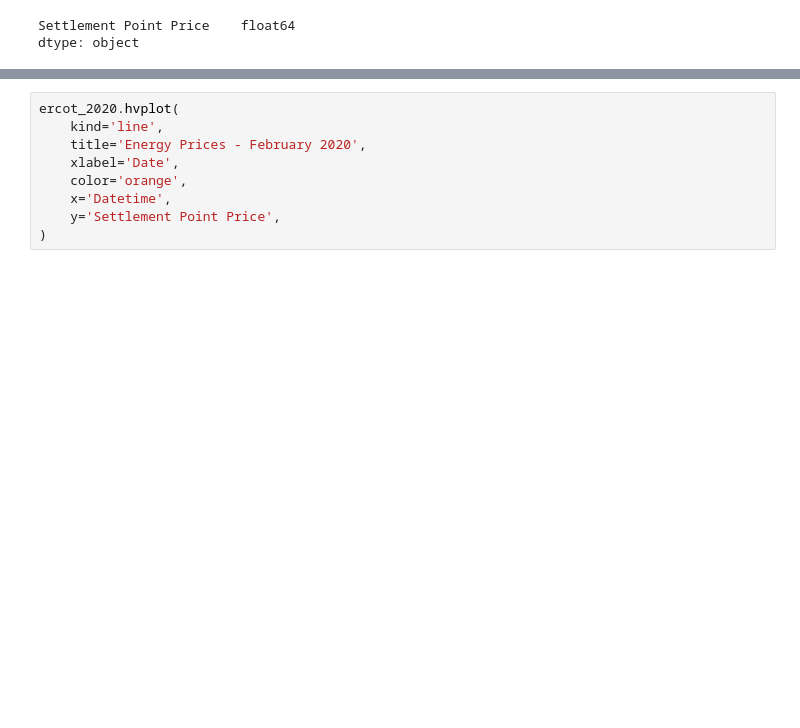
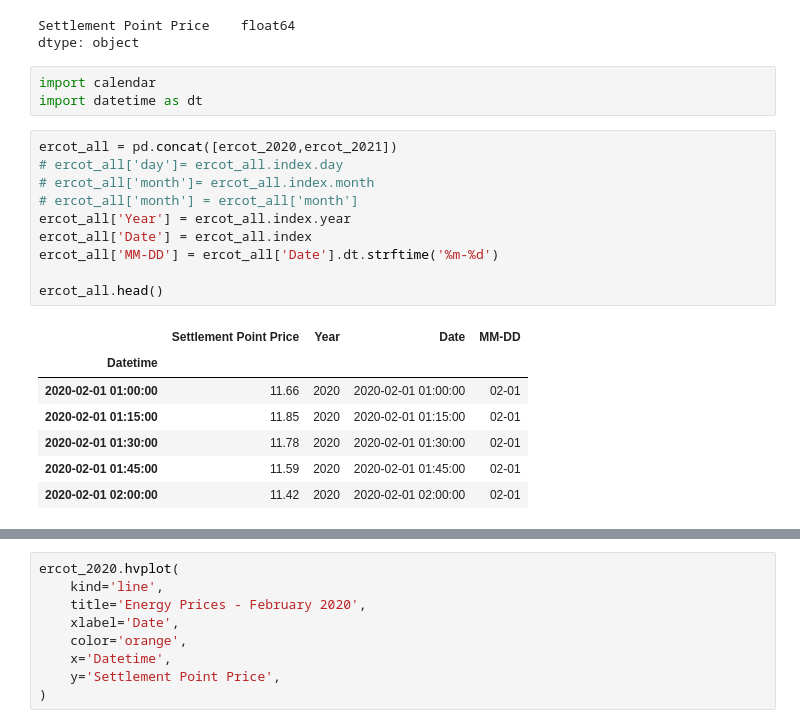
Before and after one commit to ccharafeddine/Degree_Day_Analysis, a Jupyter notebook: gwd-degree_day_analysis.ipynb, the cells around one changed output, grey strips where cells are left out. Cells and saved outputs as stored; diff of their text form; blank space fills up the shorter version.

```diff
--- a/gwd-degree_day_analysis.ipynb
+++ b/gwd-degree_day_analysis.ipynb
@@ -89,3 +89,24 @@ display(ercot_2021.dtypes)
 2688 rows × 1 columns
 Settlement Point Price    float64
 dtype: object
+# %%
+import calendar
+import datetime as dt
+# %%
+ercot_all = pd.concat([ercot_2020,ercot_2021])
+# ercot_all['day']= ercot_all.index.day
+# ercot_all['month']= ercot_all.index.month
+# ercot_all['month'] = ercot_all['month']
+ercot_all['Year'] = ercot_all.index.year
+ercot_all['Date'] = ercot_all.index
+ercot_all['MM-DD'] = ercot_all['Date'].dt.strftime('%m-%d')
+
+ercot_all.head()
+# %% [output]
+|  | Settlement Point Price | Year | Date | MM-DD |
+| Datetime |  |  |  |  |
+| 2020-02-01 01:00:00 | 11.66 | 2020 | 2020-02-01 01:00:00 | 02-01 |
+| 2020-02-01 01:15:00 | 11.85 | 2020 | 2020-02-01 01:15:00 | 02-01 |
+| 2020-02-01 01:30:00 | 11.78 | 2020 | 2020-02-01 01:30:00 | 02-01 |
+| 2020-02-01 01:45:00 | 11.59 | 2020 | 2020-02-01 01:45:00 | 02-01 |
+| 2020-02-01 02:00:00 | 11.42 | 2020 | 2020-02-01 02:00:00 | 02-01 |
```
Also changed, not shown: parts of 6 cells of this notebook, 2 other files.
